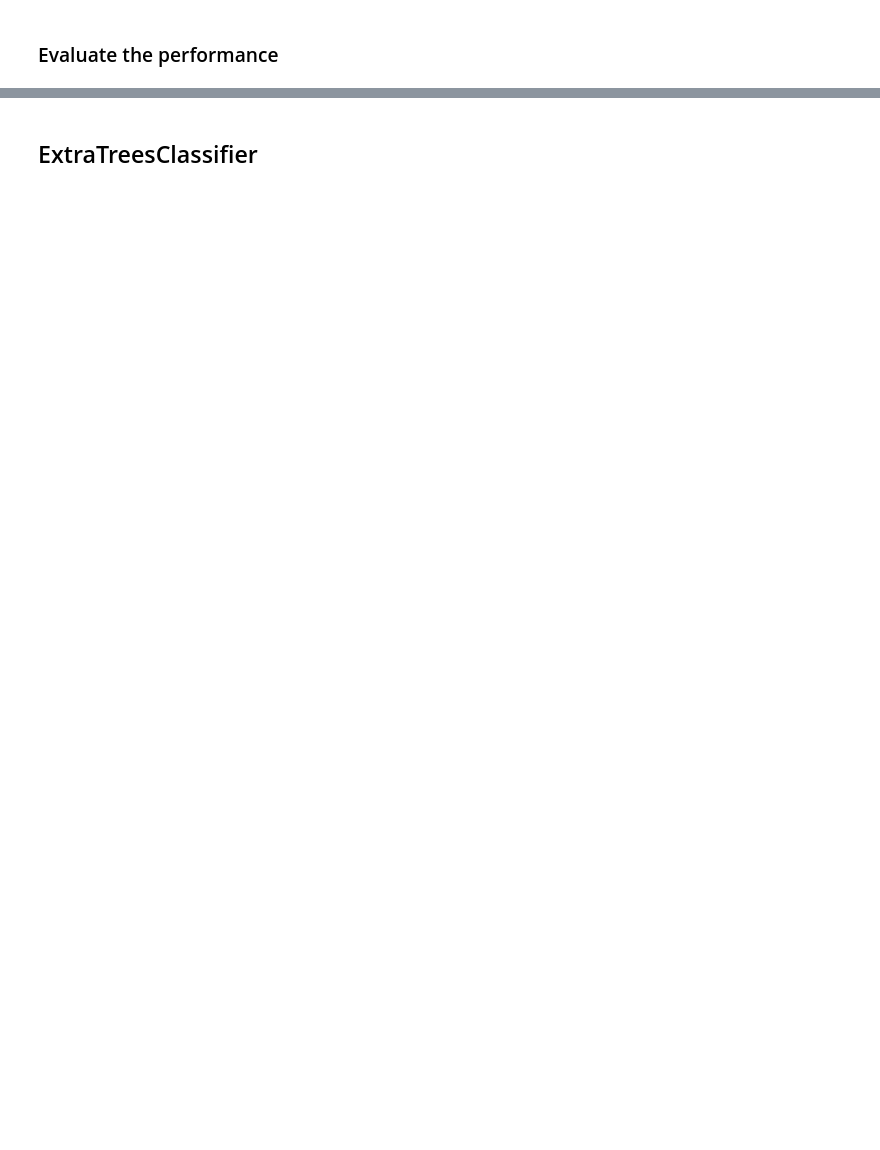
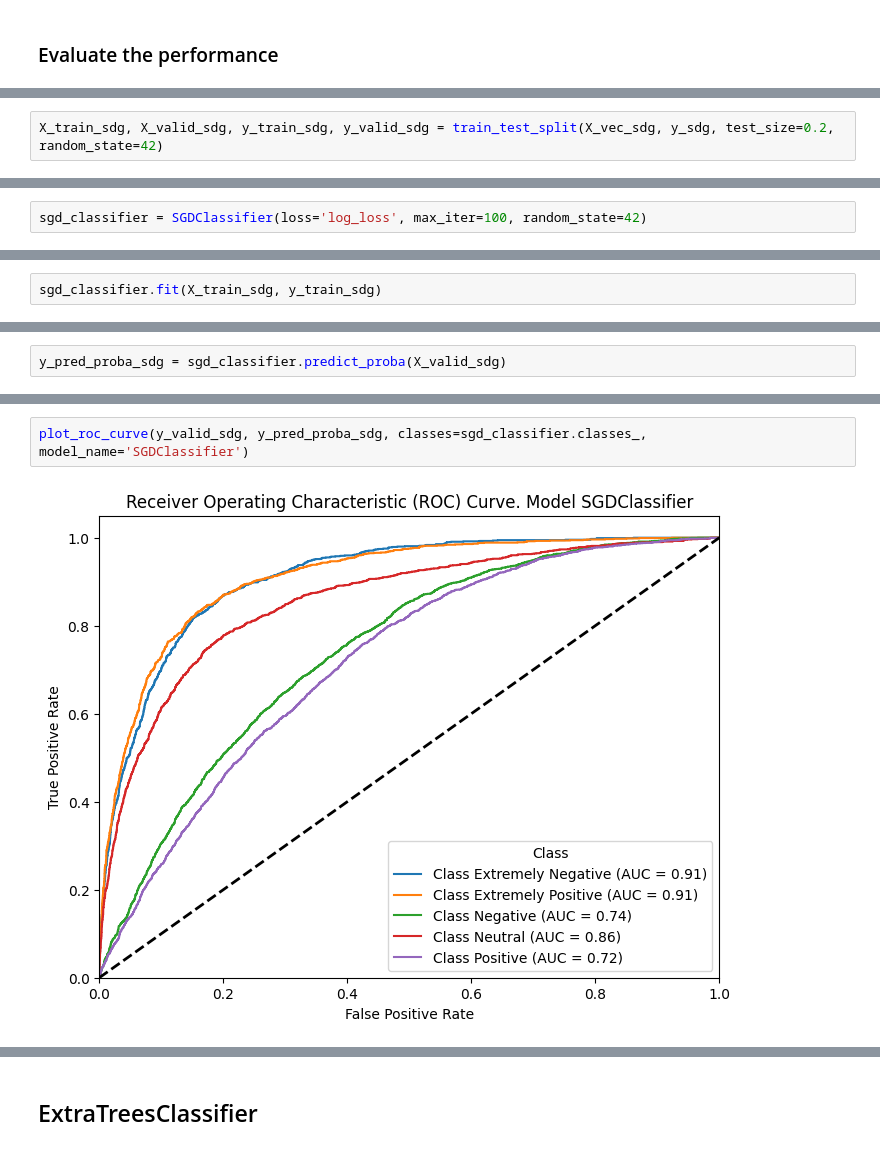
Before and after one commit to URFU-2022-machine-learning-engineering/urfu_nlp_homework, a Jupyter notebook: nlp-home-work-urfu-sf-3rd-sem.ipynb, the cells around one changed output, grey strips where cells are left out. Drawn from its saved outputs; the diff is of its cells as text; blank space fills up the shorter version.

```diff
--- a/nlp-home-work-urfu-sf-3rd-sem.ipynb
+++ b/nlp-home-work-urfu-sf-3rd-sem.ipynb
@@ -398,0 +550,2 @@ Extremely Positive       0.65      0.65      0.65      1252
+# %%
+X_train_sdg, X_valid_sdg, y_train_sdg, y_valid_sdg = train_test_split(X_vec_sdg, y_sdg, test_size=0.2, random_state=42)
@@ -398,0 +554,2 @@ Extremely Positive       0.65      0.65      0.65      1252
+# %%
+sgd_classifier = SGDClassifier(loss='log_loss', max_iter=100, random_state=42)
@@ -398,0 +558,2 @@ Extremely Positive       0.65      0.65      0.65      1252
+# %%
+sgd_classifier.fit(X_train_sdg, y_train_sdg)
@@ -398,0 +569,2 @@ Extremely Positive       0.65      0.65      0.65      1252
+# %%
+y_pred_proba_sdg = sgd_classifier.predict_proba(X_valid_sdg)
@@ -398,0 +598,4 @@ Extremely Positive       0.65      0.65      0.65      1252
+# %%
+plot_roc_curve(y_valid_sdg, y_pred_proba_sdg, classes=sgd_classifier.classes_, model_name='SGDClassifier')
+# %% [output]
+[figure, added]
```
Also changed, not shown: parts of 121 cells of this notebook, 2 other files.
